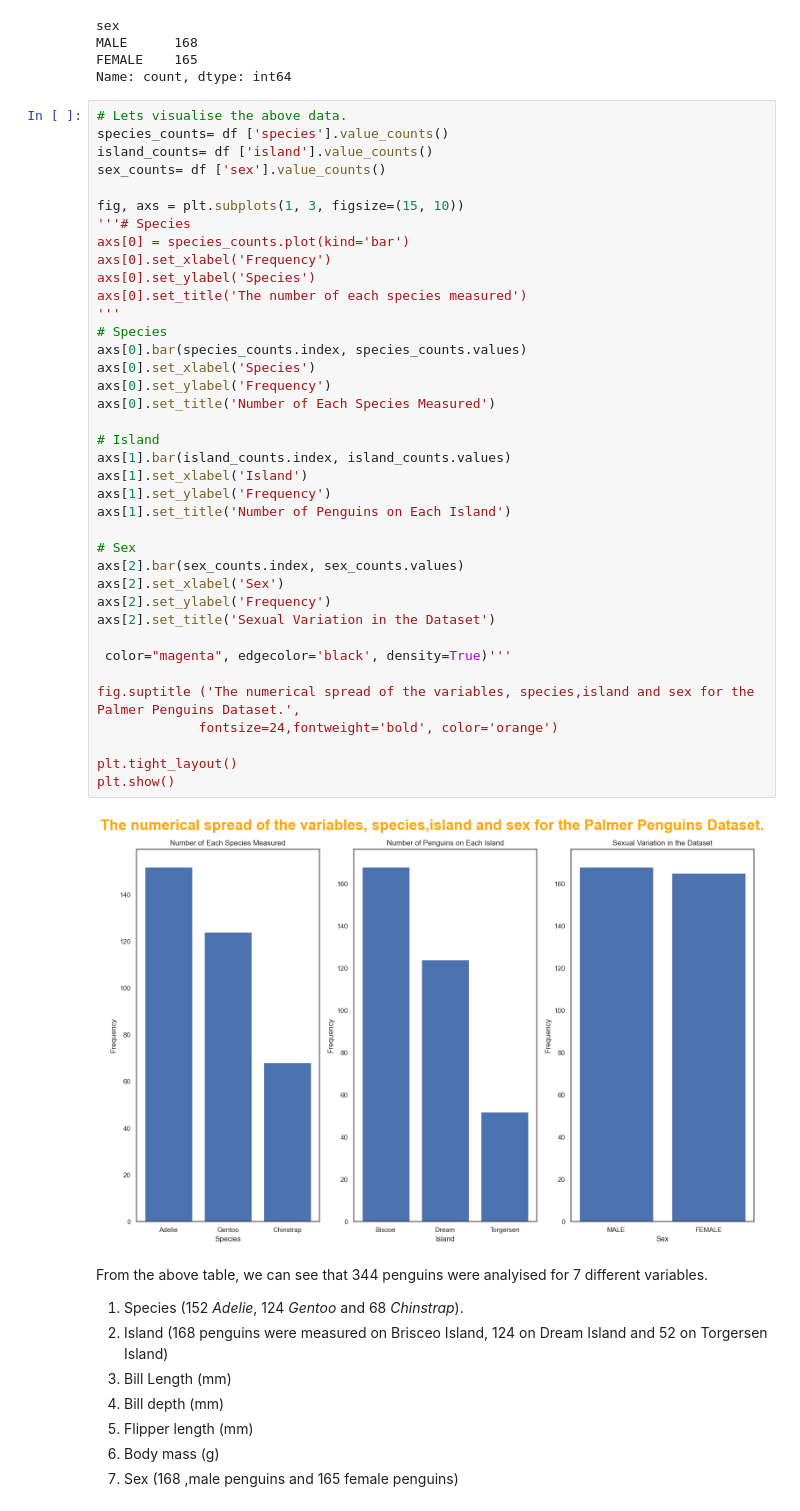
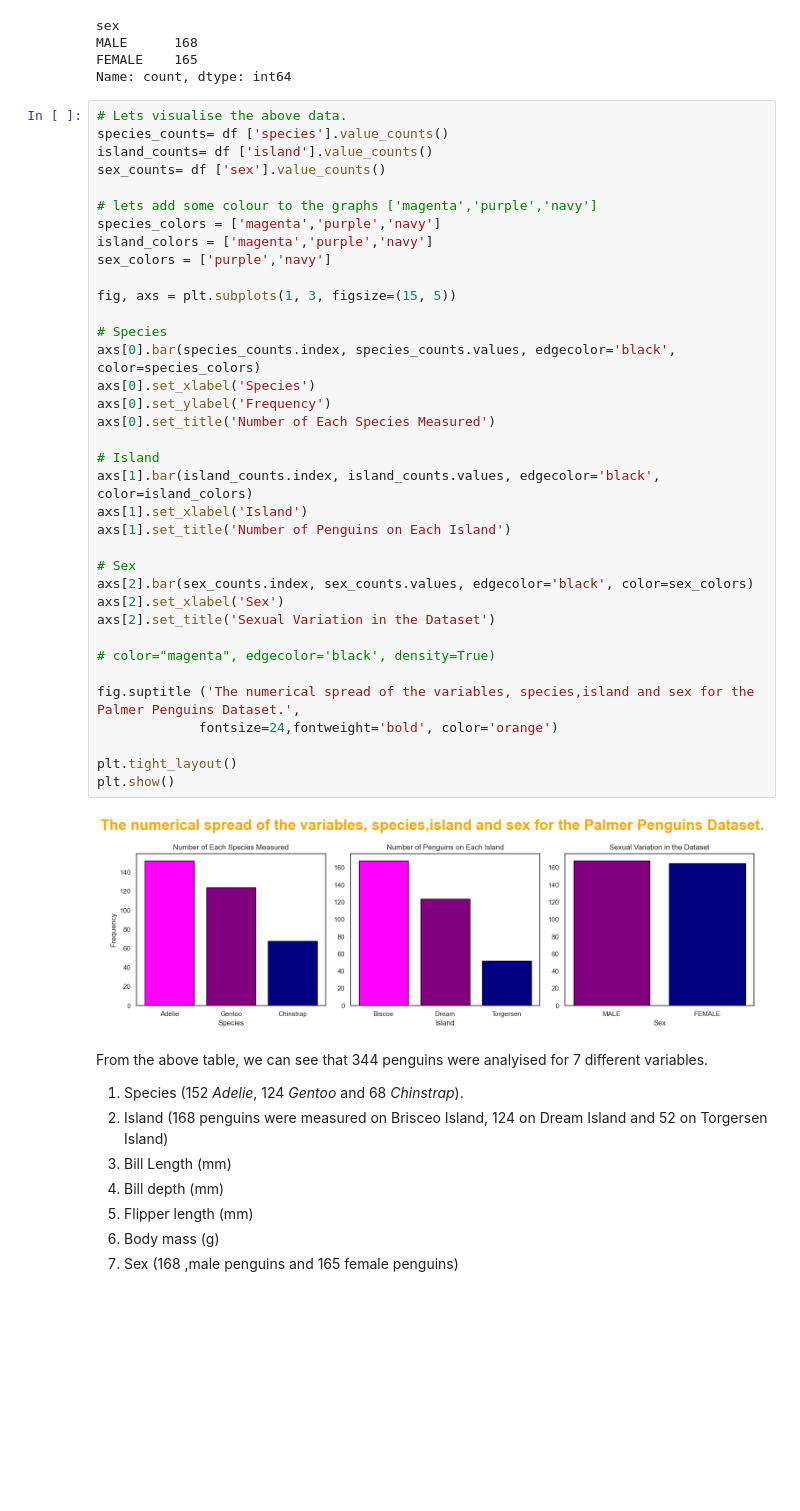
Before and after one commit to Laura6826/PofDA-mywork, a Jupyter notebook: penguins.ipynb, the cells around one changed output. Drawn from its saved outputs; the diff is of its cells as text; blank space fills up the shorter version.

Commit message:
Adding colourto the barcharts

```diff
--- a/penguins.ipynb
+++ b/penguins.ipynb
@@ -140,43 +140,41 @@ Name: count, dtype: int64
 # %%
 # Lets visualise the above data.
 species_counts= df ['species'].value_counts()
 island_counts= df ['island'].value_counts()
 sex_counts= df ['sex'].value_counts()
 
-fig, axs = plt.subplots(1, 3, figsize=(15, 10))
-'''# Species
-axs[0] = species_counts.plot(kind='bar')
-axs[0].set_xlabel('Frequency')
-axs[0].set_ylabel('Species')
-axs[0].set_title('The number of each species measured')
-'''
+# lets add some colour to the graphs ['magenta','purple','navy']
+species_colors = ['magenta','purple','navy']
+island_colors = ['magenta','purple','navy']
+sex_colors = ['purple','navy']
+
+fig, axs = plt.subplots(1, 3, figsize=(15, 5))
+
 # Species
-axs[0].bar(species_counts.index, species_counts.values)
+axs[0].bar(species_counts.index, species_counts.values, edgecolor='black', color=species_colors)
 axs[0].set_xlabel('Species')
 axs[0].set_ylabel('Frequency')
 axs[0].set_title('Number of Each Species Measured')
 
 # Island
-axs[1].bar(island_counts.index, island_counts.values)
+axs[1].bar(island_counts.index, island_counts.values, edgecolor='black', color=island_colors)
 axs[1].set_xlabel('Island')
-axs[1].set_ylabel('Frequency')
 axs[1].set_title('Number of Penguins on Each Island')
 
 # Sex
-axs[2].bar(sex_counts.index, sex_counts.values)
+axs[2].bar(sex_counts.index, sex_counts.values, edgecolor='black', color=sex_colors)
 axs[2].set_xlabel('Sex')
-axs[2].set_ylabel('Frequency')
 axs[2].set_title('Sexual Variation in the Dataset')
 
- color="magenta", edgecolor='black', density=True)'''
+# color="magenta", edgecolor='black', density=True)
 
 fig.suptitle ('The numerical spread of the variables, species,island and sex for the Palmer Penguins Dataset.',
              fontsize=24,fontweight='bold', color='orange')
 
 plt.tight_layout()
 plt.show()
 # %% [output]
-[figure, old version]
+[figure, new version]
 # %% [markdown]
 From the above table, we can see that 344 penguins were analyised for 7 different variables.
 1. Species (152 *Adelie*, 124 *Gentoo* and 68 *Chinstrap*).
```
